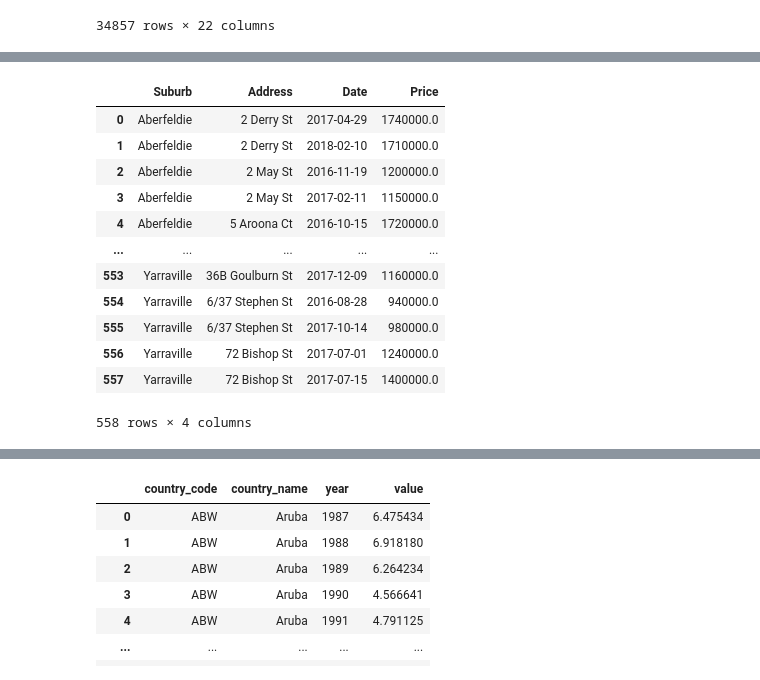
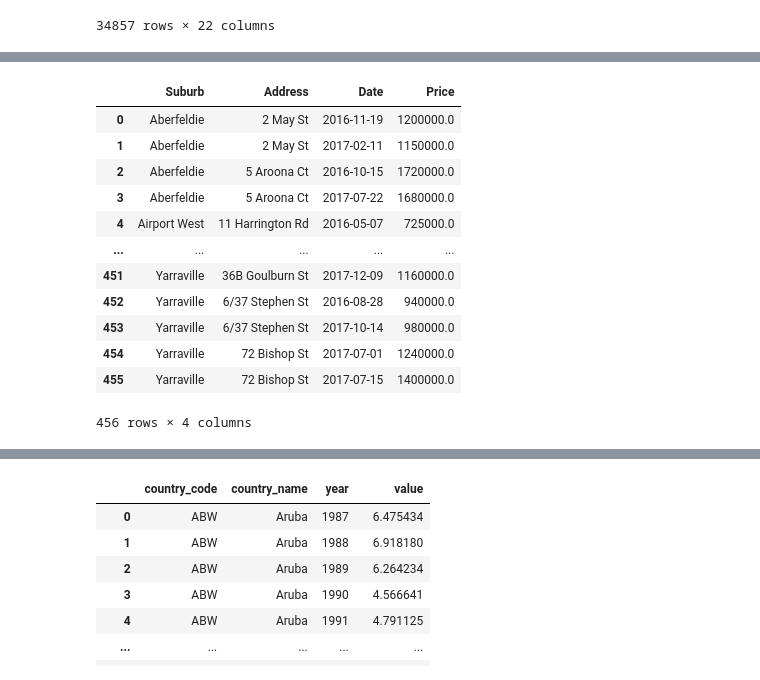
Before and after one commit to Anton0Lee/Project1_grp5, a Jupyter notebook: project1 main codes.ipynb, the cells around one changed output, grey strips where cells are left out. Drawn from its saved outputs; the diff is of its cells as text; code cells hidden in the pictures.

```diff
--- a/project1 main codes.ipynb
+++ b/project1 main codes.ipynb
@@ -29,7 +37,7 @@ housing_data_df
 34857 rows × 22 columns
 # %%
 #Reduced columns in housing dataset
-columns_to_use = ['Suburb', 'Address', 'Regionname', 'Type', 'Date', 'Bedroom', 'Landsize', 'Latitude', 'Longtitude', 'Price']
+columns_to_use = ['Suburb', 'Address', 'Regionname', 'Type', 'Date', 'Bedroom','Propertycount', 'Landsize', 'Latitude', 'Longtitude', 'Price']
 housing_data_df_reduced = housing_data_df[columns_to_use]
 
 #dropna in Price of housing dataset
@@ -56,7 +65,7 @@ housing_data_df2['Month'] = housing_data_df2['Date'].dt.month
 housing_data_df2['Year'] = housing_data_df2['Date'].dt.year
 
 #Rearanging columns in housing dataset + sort by Date
-housing_data_df2 = housing_data_df2[['Suburb', 'Address', 'Regionname', 'Type', 'Date', 'Year', 'Month', 'Bedroom', 'Landsize', 'Latitude', 'Longtitude', 'Price']]
+housing_data_df2 = housing_data_df2[['Suburb', 'Address', 'Regionname', 'Type', 'Date', 'Year', 'Month', 'Bedroom', 'Propertycount', 'Landsize', 'Latitude', 'Longtitude', 'Price']]
 housing_data_df2 = housing_data_df2.sort_values(['Year','Month'],ascending=True).reset_index(drop=True)
 housing_data_df2
 #housing_data_df2 = Reduced columns, dropna in price, Year:2016-2018, sorted by Date
@@ -77,19 +104,19 @@ housing_data_df2
 # %%
 #finding duplicated Suburb & Address
-housing_data_dup = housing_data_df2[['Suburb','Address','Date','Price']]
+housing_data_dup = housing_data_df3[['Suburb','Address','Date','Price']]
 housing_data_dup = housing_data_dup[housing_data_dup.duplicated(subset=['Suburb','Address'], keep=False)]
 housing_data_dup.sort_values(['Suburb','Address']).reset_index(drop=True)
 # %% [output]
 |  | Suburb | Address | Date | Price |
-| 0 | Aberfeldie | 2 Derry St | 2017-04-29 | 1740000.0 |
-| 1 | Aberfeldie | 2 Derry St | 2018-02-10 | 1710000.0 |
-| 2 | Aberfeldie | 2 May St | 2016-11-19 | 1200000.0 |
-| 3 | Aberfeldie | 2 May St | 2017-02-11 | 1150000.0 |
-| 4 | Aberfeldie | 5 Aroona Ct | 2016-10-15 | 1720000.0 |
+| 0 | Aberfeldie | 2 May St | 2016-11-19 | 1200000.0 |
+| 1 | Aberfeldie | 2 May St | 2017-02-11 | 1150000.0 |
+| 2 | Aberfeldie | 5 Aroona Ct | 2016-10-15 | 1720000.0 |
+| 3 | Aberfeldie | 5 Aroona Ct | 2017-07-22 | 1680000.0 |
+| 4 | Airport West | 11 Harrington Rd | 2016-05-07 | 725000.0 |
 | ... | ... | ... | ... | ... |
-| 553 | Yarraville | 36B Goulburn St | 2017-12-09 | 1160000.0 |
-| 554 | Yarraville | 6/37 Stephen St | 2016-08-28 | 940000.0 |
-| 555 | Yarraville | 6/37 Stephen St | 2017-10-14 | 980000.0 |
-| 556 | Yarraville | 72 Bishop St | 2017-07-01 | 1240000.0 |
-| 557 | Yarraville | 72 Bishop St | 2017-07-15 | 1400000.0 |
+| 451 | Yarraville | 36B Goulburn St | 2017-12-09 | 1160000.0 |
+| 452 | Yarraville | 6/37 Stephen St | 2016-08-28 | 940000.0 |
+| 453 | Yarraville | 6/37 Stephen St | 2017-10-14 | 980000.0 |
+| 454 | Yarraville | 72 Bishop St | 2017-07-01 | 1240000.0 |
+| 455 | Yarraville | 72 Bishop St | 2017-07-15 | 1400000.0 |
-558 rows × 4 columns
+456 rows × 4 columns
```
Also changed, not shown: parts of 13 cells of this notebook.
